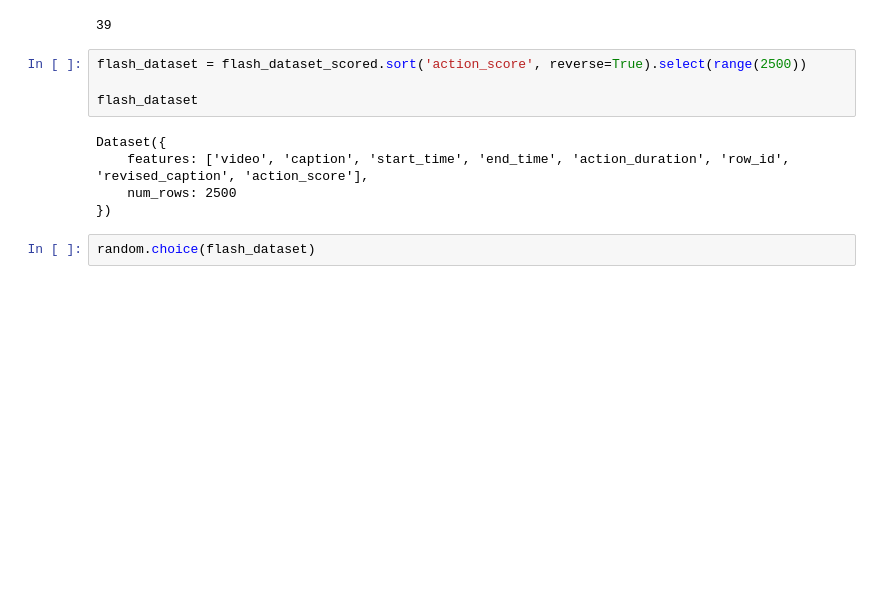
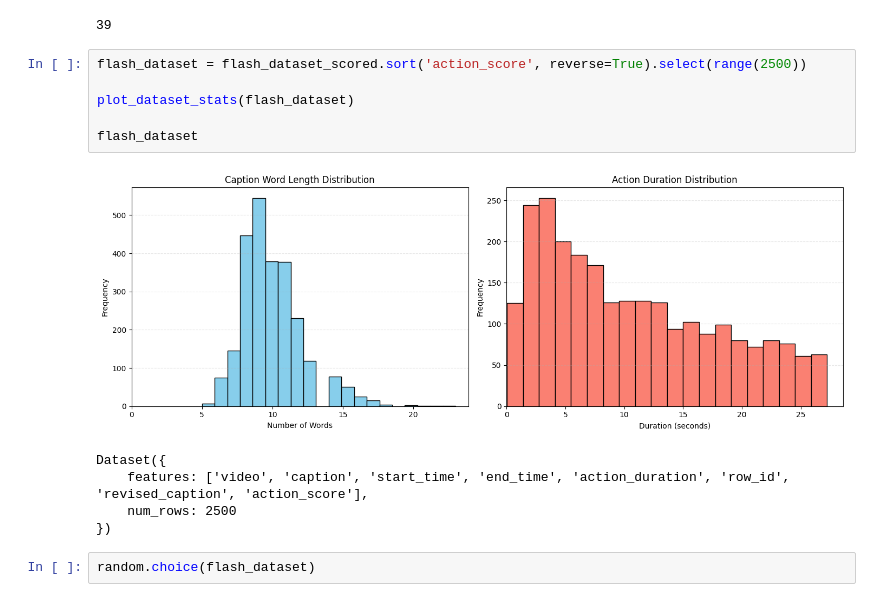
Before and after one commit to cminst/flash-dataset, a Jupyter notebook: dataset_streammamba.ipynb, the cells around one changed output. Cells and saved outputs as stored; diff of their text form; blank space fills up the shorter version.

Commit message:
plotting

```diff
--- a/dataset_streammamba.ipynb
+++ b/dataset_streammamba.ipynb
@@ -417,8 +417,11 @@ gc.collect()
 # %%
 flash_dataset = flash_dataset_scored.sort('action_score', reverse=True).select(range(2500))
 
+plot_dataset_stats(flash_dataset)
+
 flash_dataset
 # %% [output]
+[figure, added]
 Dataset({
     features: ['video', 'caption', 'start_time', 'end_time', 'action_duration', 'row_id', 'revised_caption', 'action_score'],
     num_rows: 2500
```
